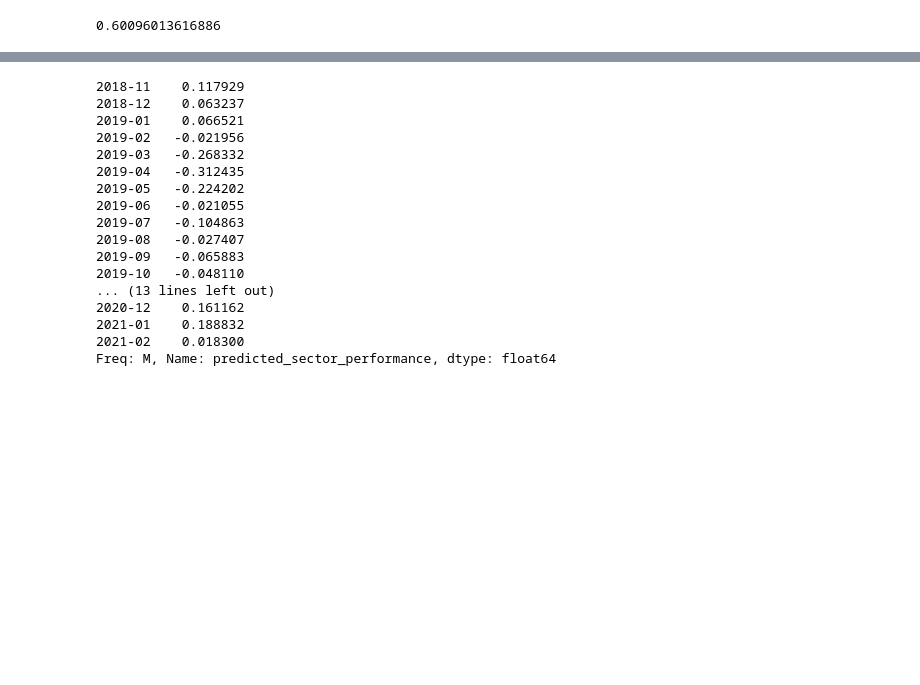
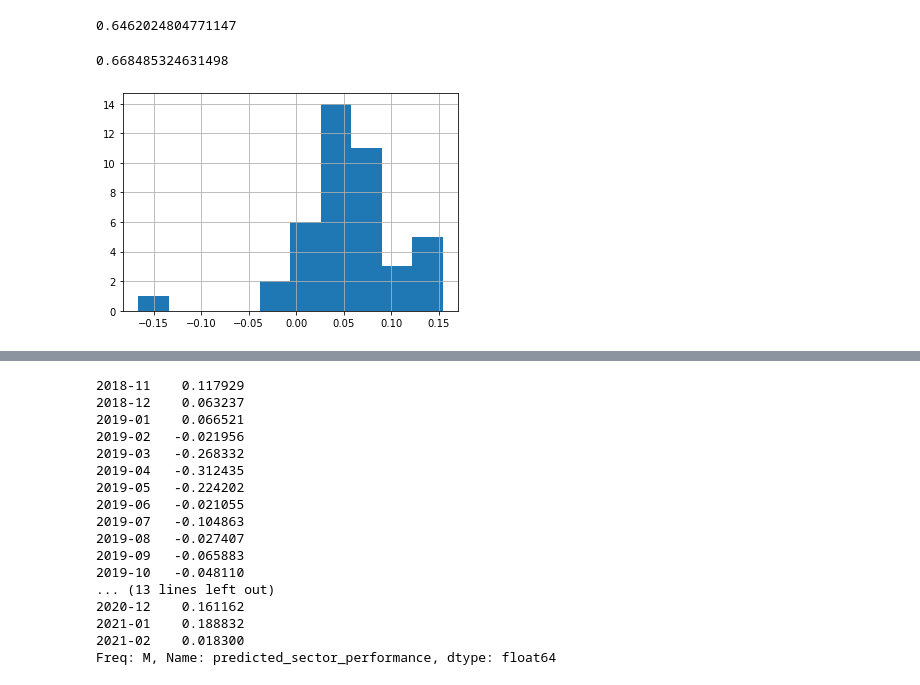
Before and after one commit to Rhys2024/740, a Jupyter notebook: Sector_andFactor_STRAT_1.ipynb, the cells around one changed output, grey strips where cells are left out. Cells and saved outputs as stored; diff of their text form; code cells hidden in the pictures; blank space fills up the shorter version.

```diff
--- a/Sector_andFactor_STRAT_1.ipynb
+++ b/Sector_andFactor_STRAT_1.ipynb
@@ -399,20 +234,0 @@ big_df['pred_top_secs'] = predicted_best_sector
-# %%
-
-actual_secs = []
-actual_ret = []
-predicted_sector_performance = []
-correct_sector_performance = []
-
-for d in actual_returns.index:
-    top_actual_secs = actual_returns.iloc[:,:-1].loc[str(d)].sort_values()
-    actual_secs.append(top_actual_secs.index[-top_n_sectors:].to_list())
-    actual_ret.append(top_actual_secs[-top_n_sectors:].mean())
-    predicted_sector_performance.append(actual_returns.iloc[:,:-1].loc[str(d)][list(big_df['pred_top_secs'].loc[str(d)])].mean())
-
-actual_secs = pd.Series(actual_secs, index = actual_returns.index)
-actual_ret = pd.Series(actual_ret, index = actual_returns.index)
-
-big_df['actual_top_secs'] = actual_secs
-big_df['actual_rets'] = actual_ret
-
-big_df = big_df.dropna()
@@ -460,8 +253,4 @@ big_df.predicted_sector_performance.mean()
 # %%
-
-top_1 = 7/30
-top_2 = 26 / 74
-top_3 = 40 / 111
 
 #big_df.correctly_chosen_sectors.plot()
 
@@ -470,7 +259,17 @@ mean_yearly_outperformance = mean_outperform_30_days * ((252 - forward)/forward)
 #(big_df.predicted_sector_performance > 0.0).value_counts()
 mean_yearly_outperformance
 # %% [output]
-0.60096013616886
+0.6462024804771147
+# %%
+
+
+
+big_df.predicted_sector_performance.hist()
+
+big_df.predicted_sector_performance.sum() / (len(big_df) / 12)
+# %% [output]
+0.668485324631498
+[figure, added]
 # %%
 
 
```
Also changed, not shown: parts of 38 cells of this notebook, 4 other files.
